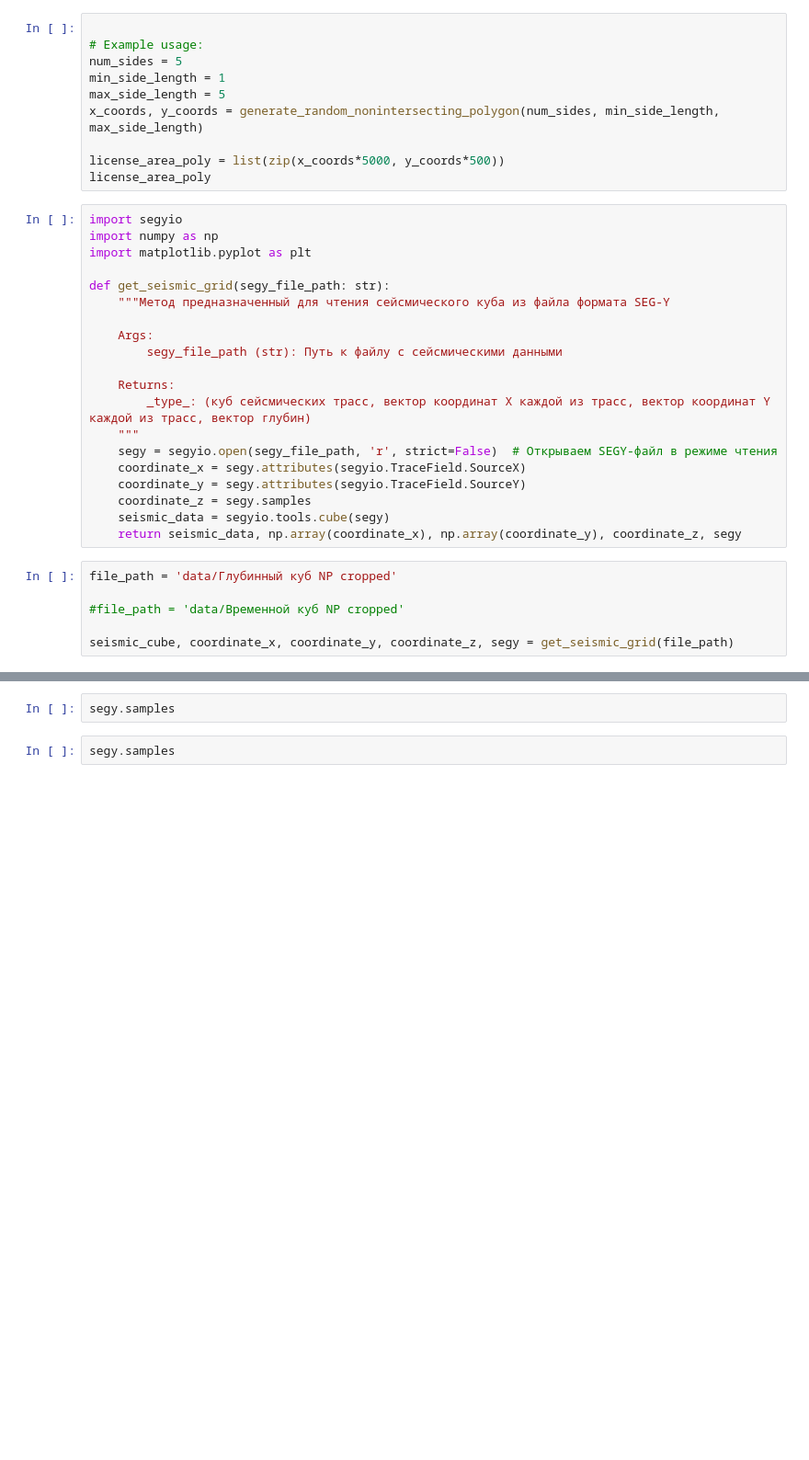
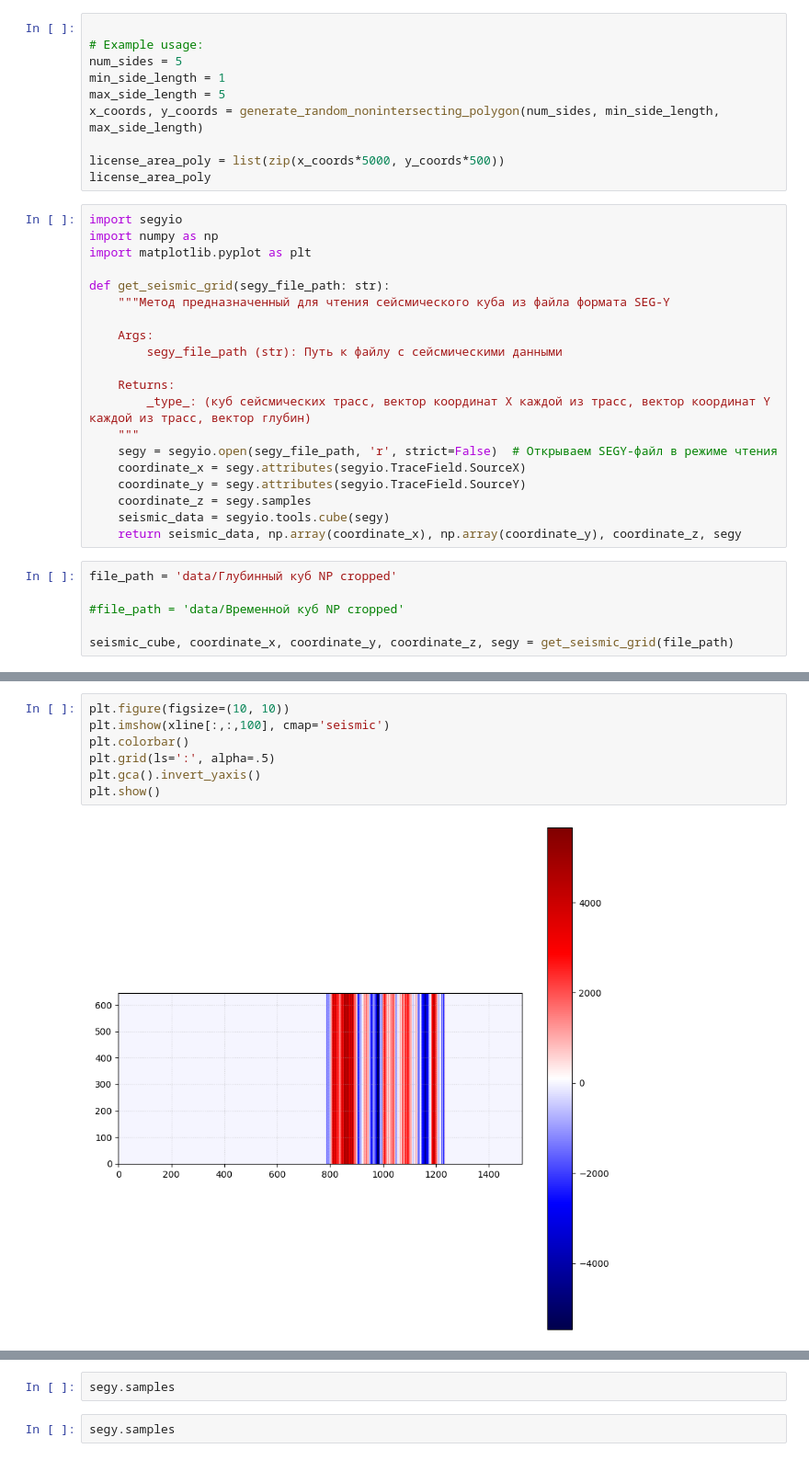
Before and after one commit to Salnikov-MaX/QA_QC_proj, a Jupyter notebook: workflow.ipynb, the cells around one changed output, grey strips where cells are left out. Shown at 92% size. Saved outputs shown, nothing was run; the diff lists cells and outputs as text; blank space fills up the shorter version.

```diff
--- a/workflow.ipynb
+++ b/workflow.ipynb
@@ -111,0 +204,9 @@ seismic_cube, coordinate_x, coordinate_y, coordinate_z, segy = get_seismic_grid(
+# %%
+plt.figure(figsize=(10, 10))
+plt.imshow(xline[:,:,100], cmap='seismic')
+plt.colorbar()
+plt.grid(ls=':', alpha=.5)
+plt.gca().invert_yaxis()
+plt.show()
+# %% [output]
+[figure, added]
```
Also changed, not shown: parts of 12 cells of this notebook, 4 other files.
